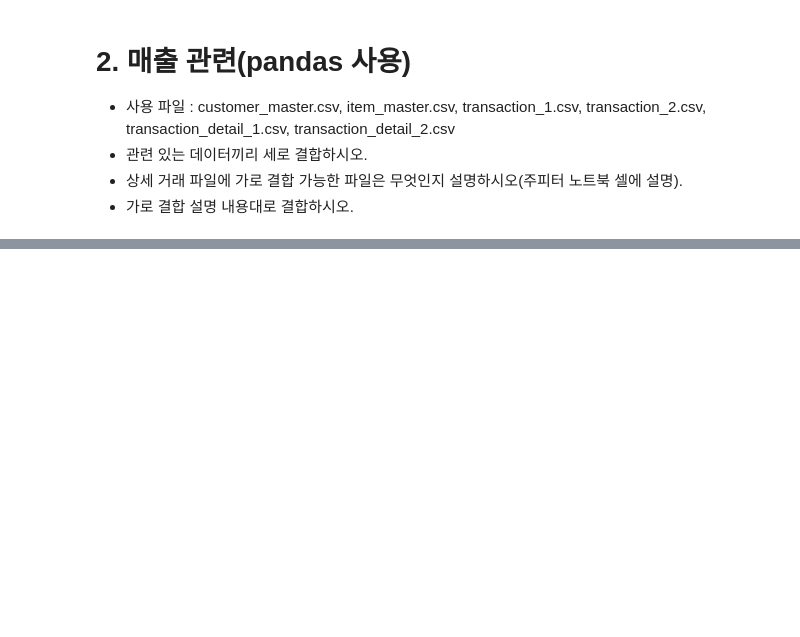
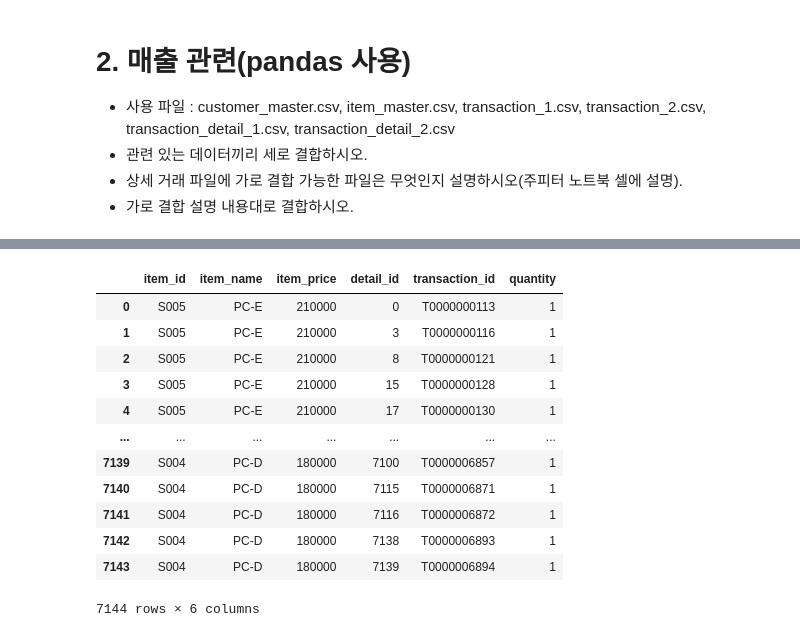
Before and after one commit to NohYeongHun/LinkClass, a Jupyter notebook: BigDataAnalysis/실습/w06노영훈0408.ipynb, the cells around one changed output, grey strips where cells are left out. Saved outputs shown, nothing was run; the diff lists cells and outputs as text; code cells hidden in the pictures; blank space fills up the shorter version.

```diff
--- a/BigDataAnalysis/데이터 분석 파일/w06노영훈0408.ipynb
+++ b/BigDataAnalysis/실습/w06노영훈0408.ipynb
@@ -750,0 +578,8 @@ df_final
+# %%
+# 데이터프레임 읽어오기
+df_item = pd.read_csv('item_master.csv')
+df_info = pd.read_csv('customer_master.csv')
+df_trade1 = pd.read_csv('transaction_1.csv')
+df_trade2 = pd.read_csv('transaction_2.csv')
+df_det1 = pd.read_csv('transaction_detail_1.csv')
+df_det2 = pd.read_csv('transaction_detail_2.csv')
@@ -750,0 +746,23 @@ df_final
+# %%
+df_item_info = pd.merge(
+    left = df_item,
+    right = df_det,
+    how ='right',
+    left_on='item_id',
+    right_on='item_id'
+    )
+df_item_info
+# %% [output]
+|  | item_id | item_name | item_price | detail_id | transaction_id | quantity |
+| 0 | S005 | PC-E | 210000 | 0 | T0000000113 | 1 |
+| 1 | S005 | PC-E | 210000 | 3 | T0000000116 | 1 |
+| 2 | S005 | PC-E | 210000 | 8 | T0000000121 | 1 |
+| 3 | S005 | PC-E | 210000 | 15 | T0000000128 | 1 |
+| 4 | S005 | PC-E | 210000 | 17 | T0000000130 | 1 |
+| ... | ... | ... | ... | ... | ... | ... |
+| 7139 | S004 | PC-D | 180000 | 7100 | T0000006857 | 1 |
+| 7140 | S004 | PC-D | 180000 | 7115 | T0000006871 | 1 |
+| 7141 | S004 | PC-D | 180000 | 7116 | T0000006872 | 1 |
+| 7142 | S004 | PC-D | 180000 | 7138 | T0000006893 | 1 |
+| 7143 | S004 | PC-D | 180000 | 7139 | T0000006894 | 1 |
+7144 rows × 6 columns
```
Also changed, not shown: parts of 46 cells of this notebook, 27 other files.
